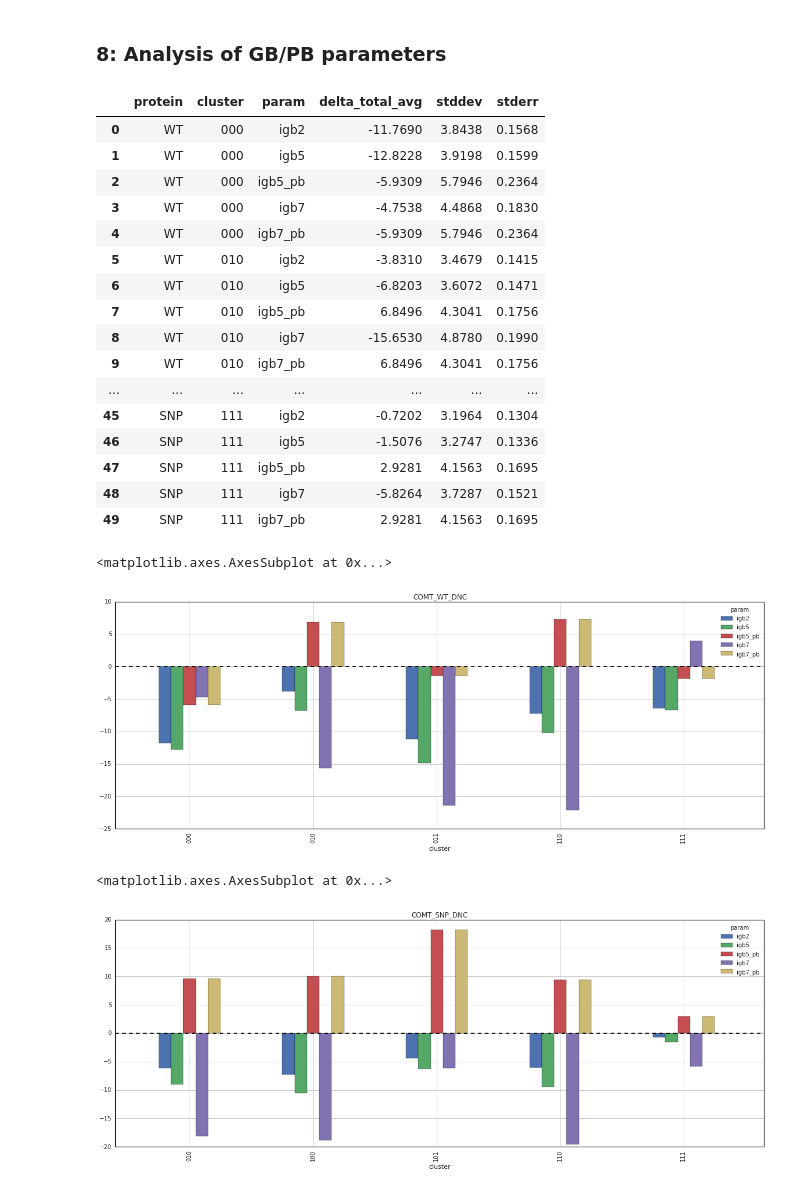
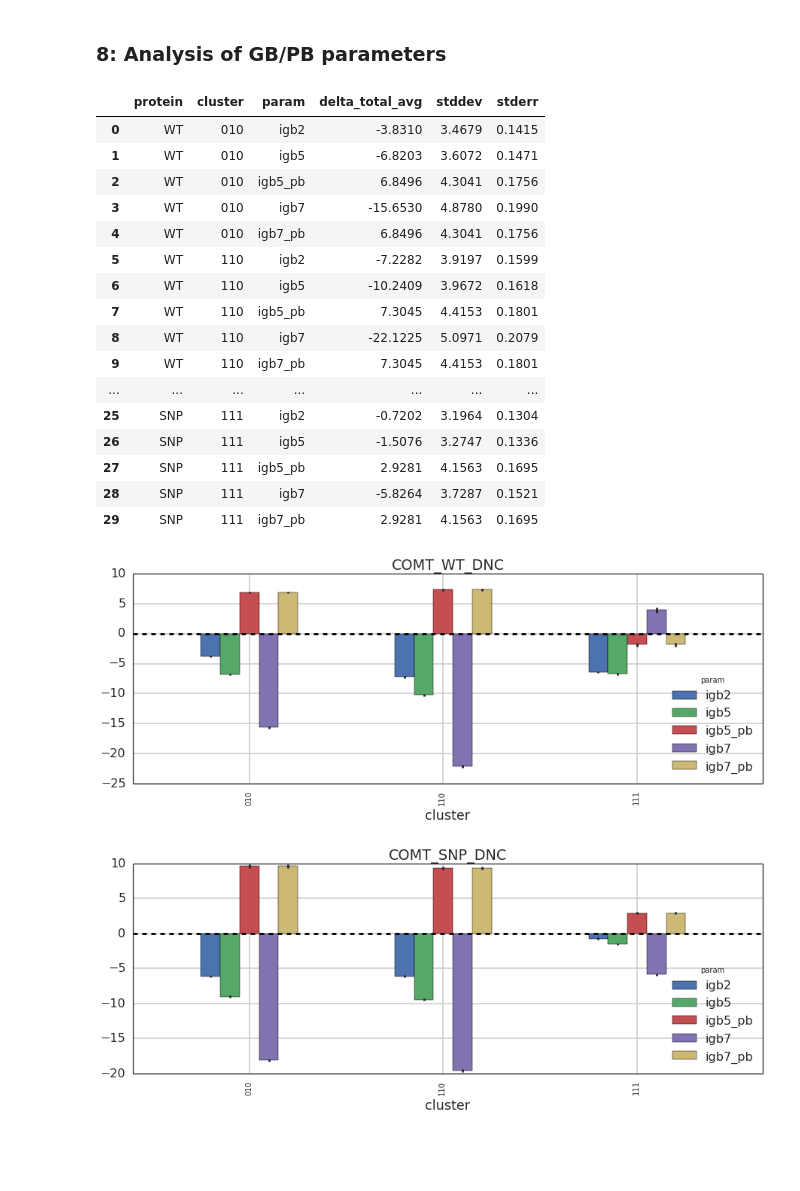
Before and after one commit to SBRG/GEMPro, a Jupyter notebook: GEMPro_sim/4_MMPBSA.ipynb, the cells around one changed output. Drawn from its saved outputs; the diff is of its cells as text; code cells hidden in the pictures; blank space fills up the shorter version.

```diff
--- a/GEMPro_sim/4_MMPBSA.ipynb
+++ b/GEMPro_sim/4_MMPBSA.ipynb
@@ -389,6 +389,9 @@ trajectory_path: %s/weeded_step_10_mdcrd_centered_after100.traj
 import os
 # %%
 import pandas as pd
+# %%
+CLUSTERS = {'1_WT_3BWM': ['010','110','111'],
+            '2_SNP_3BWY': ['010','110','111']}
 # %%
 # wt
 mmpbsa = pd.DataFrame(columns = ['protein','cluster','param','delta_total_avg','stddev','stderr'])
@@ -451,37 +454,40 @@ for MOD in ['2_SNP_3BWY']:
 import matplotlib.pyplot as plt
 import seaborn as sns
 sns.set_style('white')
+sns.set_context('poster')
 # %%
 mmpbsa
 # %% [output]
 |  | protein | cluster | param | delta_total_avg | stddev | stderr |
-| 0 | WT | 000 | igb2 | -11.7690 | 3.8438 | 0.1568 |
-| 1 | WT | 000 | igb5 | -12.8228 | 3.9198 | 0.1599 |
-| 2 | WT | 000 | igb5_pb | -5.9309 | 5.7946 | 0.2364 |
-| 3 | WT | 000 | igb7 | -4.7538 | 4.4868 | 0.1830 |
-| 4 | WT | 000 | igb7_pb | -5.9309 | 5.7946 | 0.2364 |
-| 5 | WT | 010 | igb2 | -3.8310 | 3.4679 | 0.1415 |
-| 6 | WT | 010 | igb5 | -6.8203 | 3.6072 | 0.1471 |
-| 7 | WT | 010 | igb5_pb | 6.8496 | 4.3041 | 0.1756 |
-| 8 | WT | 010 | igb7 | -15.6530 | 4.8780 | 0.1990 |
-| 9 | WT | 010 | igb7_pb | 6.8496 | 4.3041 | 0.1756 |
+| 0 | WT | 010 | igb2 | -3.8310 | 3.4679 | 0.1415 |
+| 1 | WT | 010 | igb5 | -6.8203 | 3.6072 | 0.1471 |
+| 2 | WT | 010 | igb5_pb | 6.8496 | 4.3041 | 0.1756 |
+| 3 | WT | 010 | igb7 | -15.6530 | 4.8780 | 0.1990 |
+| 4 | WT | 010 | igb7_pb | 6.8496 | 4.3041 | 0.1756 |
+| 5 | WT | 110 | igb2 | -7.2282 | 3.9197 | 0.1599 |
+| 6 | WT | 110 | igb5 | -10.2409 | 3.9672 | 0.1618 |
+| 7 | WT | 110 | igb5_pb | 7.3045 | 4.4153 | 0.1801 |
+| 8 | WT | 110 | igb7 | -22.1225 | 5.0971 | 0.2079 |
+| 9 | WT | 110 | igb7_pb | 7.3045 | 4.4153 | 0.1801 |
 | ... | ... | ... | ... | ... | ... | ... |
-| 45 | SNP | 111 | igb2 | -0.7202 | 3.1964 | 0.1304 |
-| 46 | SNP | 111 | igb5 | -1.5076 | 3.2747 | 0.1336 |
-| 47 | SNP | 111 | igb5_pb | 2.9281 | 4.1563 | 0.1695 |
-| 48 | SNP | 111 | igb7 | -5.8264 | 3.7287 | 0.1521 |
-| 49 | SNP | 111 | igb7_pb | 2.9281 | 4.1563 | 0.1695 |
+| 25 | SNP | 111 | igb2 | -0.7202 | 3.1964 | 0.1304 |
+| 26 | SNP | 111 | igb5 | -1.5076 | 3.2747 | 0.1336 |
+| 27 | SNP | 111 | igb5_pb | 2.9281 | 4.1563 | 0.1695 |
+| 28 | SNP | 111 | igb7 | -5.8264 | 3.7287 | 0.1521 |
+| 29 | SNP | 111 | igb7_pb | 2.9281 | 4.1563 | 0.1695 |
 # %%
-wt_mmpbsa = mmpbsa[mmpbsa.protein == 'WT'][['cluster','param','delta_total_avg']]
+wt_mmpbsa = mmpbsa[mmpbsa.protein == 'WT'][['cluster','param','delta_total_avg','stderr']]
 wt_mmpbsa_pivot = wt_mmpbsa.pivot(index='cluster', columns='param', values='delta_total_avg')
-wt_mmpbsa_pivot.plot(kind='bar', figsize=(20,7), title='COMT_WT_DNC')
+wt_mmpbsa_pivot_sd = wt_mmpbsa.pivot(index='cluster', columns='param', values='stderr')
+wt_mmpbsa_pivot.plot(yerr=wt_mmpbsa_pivot_sd, kind='bar', figsize=(15,5), title='COMT_WT_DNC')
+savefig('/home/nathan/150726-COMT_MMPBSA_WT.svg', format='svg', dpi=300)
 # %% [output]
-<matplotlib.axes.AxesSubplot at 0x...>
-[figure, old version]
+[figure, new version]
 # %%
-snp_mmpbsa = mmpbsa[mmpbsa.protein == 'SNP'][['cluster','param','delta_total_avg']]
+snp_mmpbsa = mmpbsa[mmpbsa.protein == 'SNP'][['cluster','param','delta_total_avg','stderr']]
 snp_mmpbsa_pivot = snp_mmpbsa.pivot(index='cluster', columns='param', values='delta_total_avg')
-snp_mmpbsa_pivot.plot(kind='bar', figsize=(20,7), title='COMT_SNP_DNC')
+snp_mmpbsa_pivot_sd = snp_mmpbsa.pivot(index='cluster', columns='param', values='stderr')
+snp_mmpbsa_pivot.plot(yerr=snp_mmpbsa_pivot_sd, kind='bar', figsize=(15,5), title='COMT_SNP_DNC')
+savefig('/home/nathan/150726-COMT_MMPBSA_SNP.svg', format='svg', dpi=300)
 # %% [output]
-<matplotlib.axes.AxesSubplot at 0x...>
-[figure, old version]
+[figure, new version]
```
Also changed, not shown: parts of 6 cells of this notebook, 3 other files.
